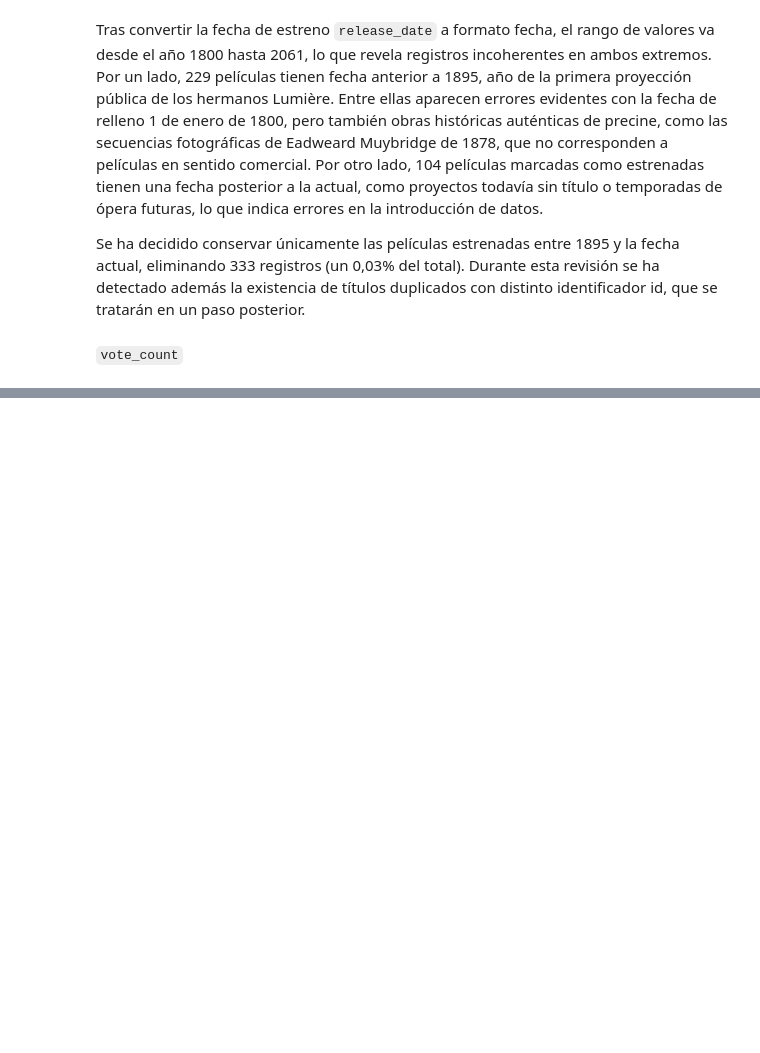
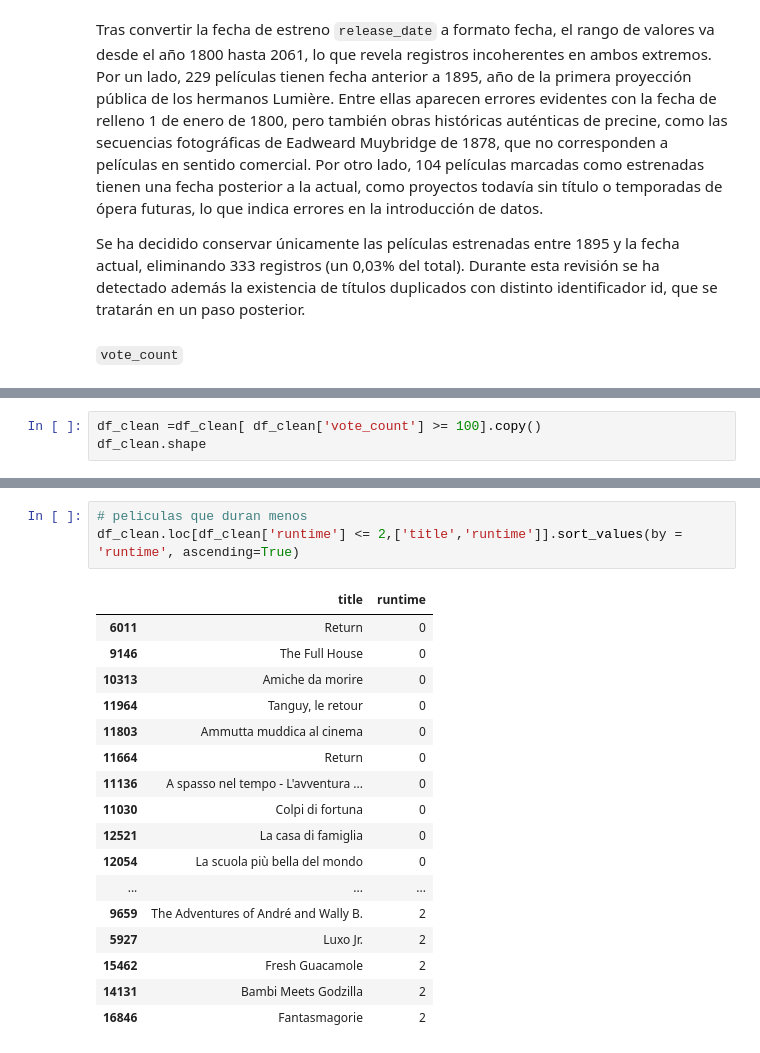
Before and after one commit to AdamTR93/MASTER_thePower_Data_Analytics, a Jupyter notebook: 5.PROYECTO_FINAL/proyecto_EDA_cine/notebooks/analisis_preliminar.ipynb, the cells around one changed output, grey strips where cells are left out. Saved outputs shown, nothing was run; the diff lists cells and outputs as text; blank space fills up the shorter version.

Commit message:
filtros de: runtime y vote_count

```diff
--- a/5.PROYECTO_FINAL/proyecto_EDA_cine/notebooks/analisis_preliminar.ipynb
+++ b/5.PROYECTO_FINAL/proyecto_EDA_cine/notebooks/analisis_preliminar.ipynb
@@ -299,0 +356,3 @@ Se ha decidido conservar únicamente las películas estrenadas entre 1895 y la f
+# %%
+df_clean =df_clean[ df_clean['vote_count'] >= 100].copy()
+df_clean.shape
@@ -299,0 +375,21 @@ Se ha decidido conservar únicamente las películas estrenadas entre 1895 y la f
+# %%
+# peliculas que duran menos
+df_clean.loc[df_clean['runtime'] <= 2,['title','runtime']].sort_values(by = 'runtime', ascending=True)
+# %% [output]
+|  | title | runtime |
+| 6011 | Return | 0 |
+| 9146 | The Full House | 0 |
+| 10313 | Amiche da morire | 0 |
+| 11964 | Tanguy, le retour | 0 |
+| 11803 | Ammutta muddica al cinema | 0 |
+| 11664 | Return | 0 |
+| 11136 | A spasso nel tempo - L'avventura ... | 0 |
+| 11030 | Colpi di fortuna | 0 |
+| 12521 | La casa di famiglia | 0 |
+| 12054 | La scuola più bella del mondo | 0 |
+| ... | ... | ... |
+| 9659 | The Adventures of André and Wally B. | 2 |
+| 5927 | Luxo Jr. | 2 |
+| 15462 | Fresh Guacamole | 2 |
+| 14131 | Bambi Meets Godzilla | 2 |
+| 16846 | Fantasmagorie | 2 |
```
Also changed, not shown: parts of 15 cells of this notebook.
